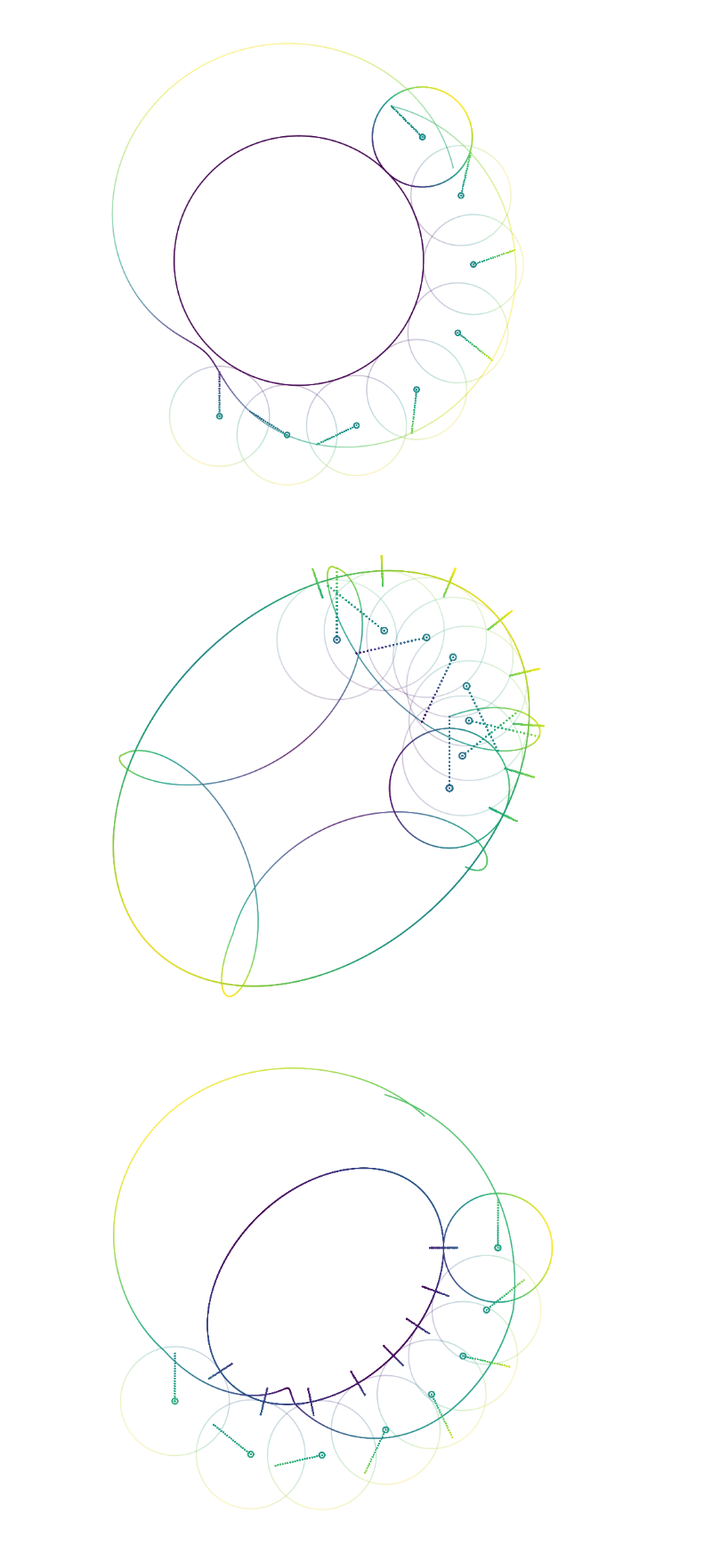
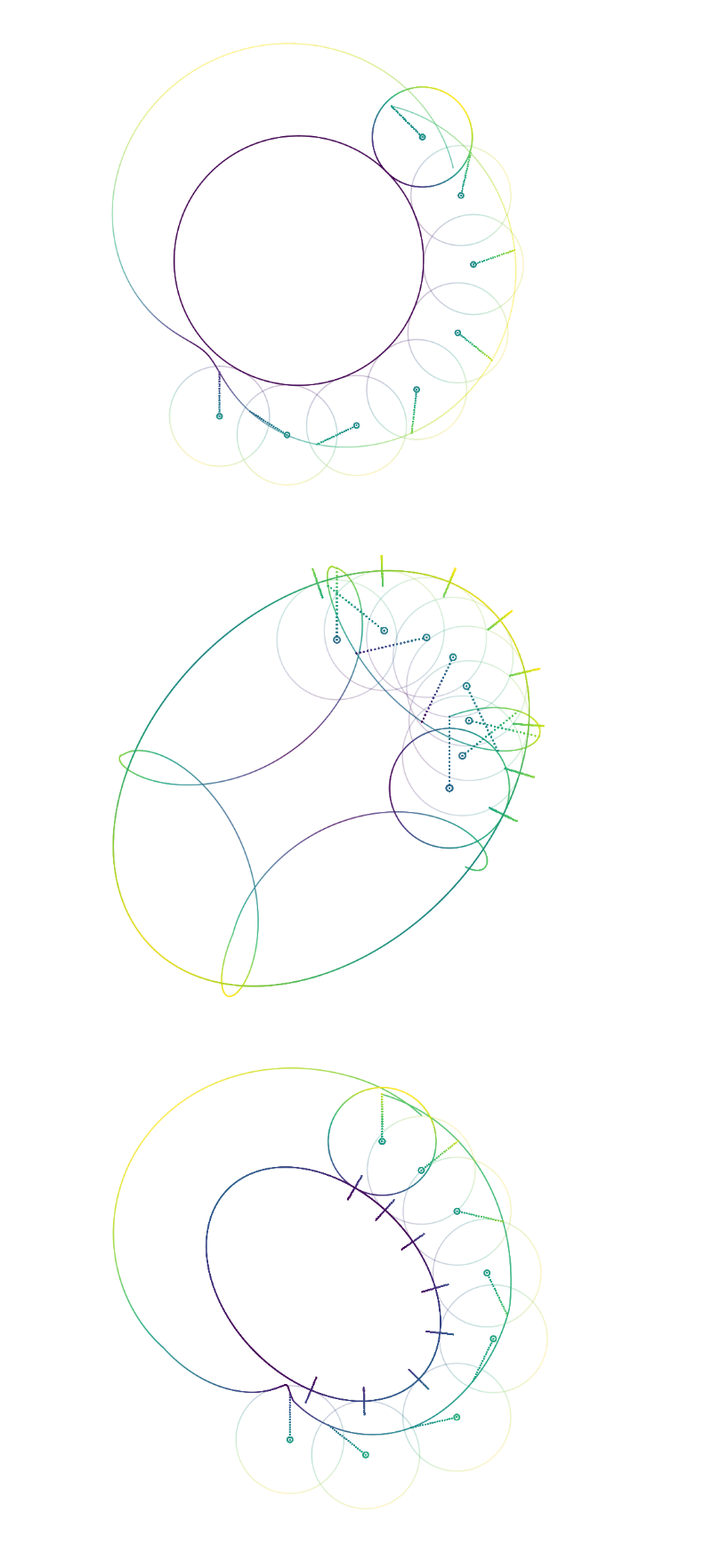
Before and after one commit to donalgrant/spiro, a Jupyter notebook: diagrams.ipynb, the cells around one changed output. Shown at 89% size. Saved outputs shown, nothing was run; the diff lists cells and outputs as text; code cells hidden in the pictures.

Commit message:
regression tested all notebooks, tweaked diagram and swoops

```diff
--- a/diagrams.ipynb
+++ b/diagrams.ipynb
@@ -31,27 +31,27 @@ for phi in np.linspace(phi1,phi2,n):
 # %%
 f = SpiroFig()
 sd = SpiroData()
 e=0.7
 phi1=0
 phi2=2*pi
 n=8
 ring=Ellipse(major=20,eccen=e,offset=pi/4)
 wheel=Wheel(5,6,phi1)
 f.plot(wheel_in_ellipse(wheel=wheel,ellipse=ring,invert=True,orient=pi/4))
 for phi in np.linspace(phi1,phi2,n):
     sd.reset()
     wheel.o=phi
     sd.add(ring_ellipse_diagram(ring=ring,wheel=wheel,phi0=phi1,orient=pi/4))
     f.plot(sd, new_fig=False, alpha = 1.0 if phi==phi1 else 0.1)
 
 n=8
 wheel=Wheel(8,7,phi1)
 f.plot(wheel_in_ellipse(wheel=wheel,ellipse=ring,invert=False,orient=-pi/4))
 for phi in np.linspace(phi1,phi2,n):
     sd.reset()
     wheel.o=phi
-    sd.add(ring_ellipse_diagram(ring=ring,wheel=wheel,phi0=phi1,inside=False,orient=pi/4))
+    sd.add(ring_ellipse_diagram(ring=ring,wheel=wheel,phi0=phi1,inside=False,orient=-pi/4))
     f.plot(sd, new_fig=False, alpha = 1.0 if phi==phi1 else 0.1)
 # %% [output]
 [figure]
-[figure, old version]
+[figure, new version]
```
Also changed, not shown: 3 other files.
